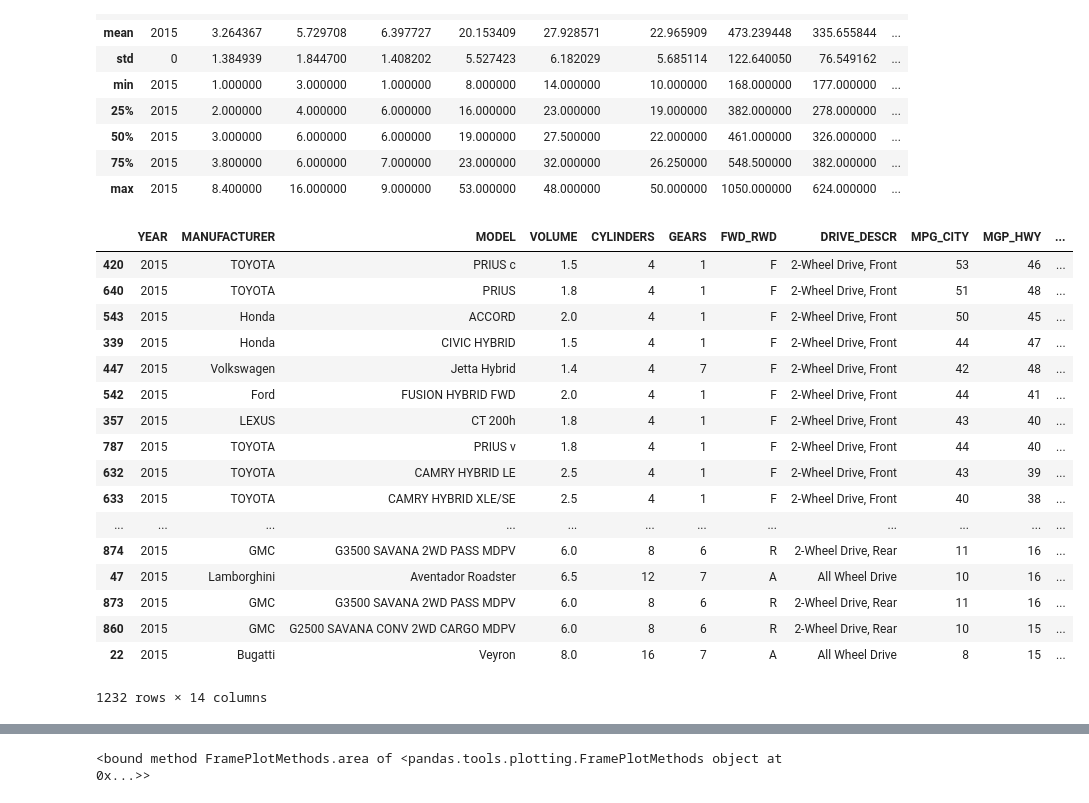
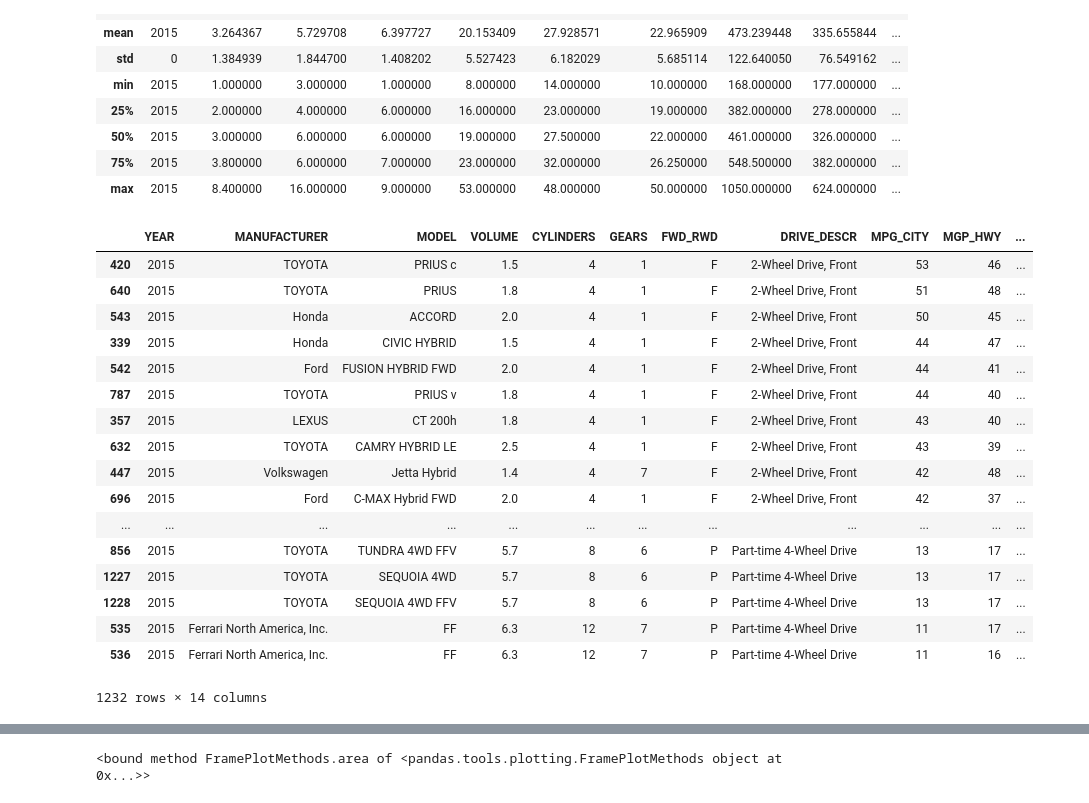
Before and after one commit to brettswan/General-Assembly-Projects, a Jupyter notebook: curriculum/week-01/5.0-recap/5.0-Data_Exercise_Correlation.ipynb, the cells around one changed output, grey strips where cells are left out. Cells and saved outputs as stored; diff of their text form; code cells hidden in the pictures.

```diff
--- a/curriculum/week-01/5.0-recap/5.0-Data_Exercise_Correlation.ipynb
+++ b/curriculum/week-01/5.0-recap/5.0-Data_Exercise_Correlation.ipynb
@@ -198,24 +213,24 @@ df.describe()
 | 75% | 2015 | 3.800000 | 6.000000 | 7.000000 | 23.000000 | 32.000000 | 26.250000 | 548.500000 | 382.000000 | ... |
 | max | 2015 | 8.400000 | 16.000000 | 9.000000 | 53.000000 | 48.000000 | 50.000000 | 1050.000000 | 624.000000 | ... |
 # %%
-df.sort(columns = 'MPG_COMBINED', ascending = False)
+df.sort(columns = ['DRIVE_DESCR', 'MPG_CITY'], ascending = [1,0])
 # %% [output]
 |  | YEAR | MANUFACTURER | MODEL | VOLUME | CYLINDERS | GEARS | FWD_RWD | DRIVE_DESCR | MPG_CITY | MGP_HWY | ... |
 | 420 | 2015 | TOYOTA | PRIUS c | 1.5 | 4 | 1 | F | 2-Wheel Drive, Front | 53 | 46 | ... |
 | 640 | 2015 | TOYOTA | PRIUS | 1.8 | 4 | 1 | F | 2-Wheel Drive, Front | 51 | 48 | ... |
 | 543 | 2015 | Honda | ACCORD | 2.0 | 4 | 1 | F | 2-Wheel Drive, Front | 50 | 45 | ... |
 | 339 | 2015 | Honda | CIVIC HYBRID | 1.5 | 4 | 1 | F | 2-Wheel Drive, Front | 44 | 47 | ... |
+| 542 | 2015 | Ford | FUSION HYBRID FWD | 2.0 | 4 | 1 | F | 2-Wheel Drive, Front | 44 | 41 | ... |
+| 787 | 2015 | TOYOTA | PRIUS v | 1.8 | 4 | 1 | F | 2-Wheel Drive, Front | 44 | 40 | ... |
+| 357 | 2015 | LEXUS | CT 200h | 1.8 | 4 | 1 | F | 2-Wheel Drive, Front | 43 | 40 | ... |
+| 632 | 2015 | TOYOTA | CAMRY HYBRID LE | 2.5 | 4 | 1 | F | 2-Wheel Drive, Front | 43 | 39 | ... |
 | 447 | 2015 | Volkswagen | Jetta Hybrid | 1.4 | 4 | 7 | F | 2-Wheel Drive, Front | 42 | 48 | ... |
-| 542 | 2015 | Ford | FUSION HYBRID FWD | 2.0 | 4 | 1 | F | 2-Wheel Drive, Front | 44 | 41 | ... |
-| 357 | 2015 | LEXUS | CT 200h | 1.8 | 4 | 1 | F | 2-Wheel Drive, Front | 43 | 40 | ... |
-| 787 | 2015 | TOYOTA | PRIUS v | 1.8 | 4 | 1 | F | 2-Wheel Drive, Front | 44 | 40 | ... |
-| 632 | 2015 | TOYOTA | CAMRY HYBRID LE | 2.5 | 4 | 1 | F | 2-Wheel Drive, Front | 43 | 39 | ... |
-| 633 | 2015 | TOYOTA | CAMRY HYBRID XLE/SE | 2.5 | 4 | 1 | F | 2-Wheel Drive, Front | 40 | 38 | ... |
+| 696 | 2015 | Ford | C-MAX Hybrid FWD | 2.0 | 4 | 1 | F | 2-Wheel Drive, Front | 42 | 37 | ... |
 | ... | ... | ... | ... | ... | ... | ... | ... | ... | ... | ... | ... |
-| 874 | 2015 | GMC | G3500 SAVANA 2WD PASS MDPV | 6.0 | 8 | 6 | R | 2-Wheel Drive, Rear | 11 | 16 | ... |
-| 47 | 2015 | Lamborghini | Aventador Roadster | 6.5 | 12 | 7 | A | All Wheel Drive | 10 | 16 | ... |
-| 873 | 2015 | GMC | G3500 SAVANA 2WD PASS MDPV | 6.0 | 8 | 6 | R | 2-Wheel Drive, Rear | 11 | 16 | ... |
-| 860 | 2015 | GMC | G2500 SAVANA CONV 2WD CARGO MDPV | 6.0 | 8 | 6 | R | 2-Wheel Drive, Rear | 10 | 15 | ... |
-| 22 | 2015 | Bugatti | Veyron | 8.0 | 16 | 7 | A | All Wheel Drive | 8 | 15 | ... |
+| 856 | 2015 | TOYOTA | TUNDRA 4WD FFV | 5.7 | 8 | 6 | P | Part-time 4-Wheel Drive | 13 | 17 | ... |
+| 1227 | 2015 | TOYOTA | SEQUOIA 4WD | 5.7 | 8 | 6 | P | Part-time 4-Wheel Drive | 13 | 17 | ... |
+| 1228 | 2015 | TOYOTA | SEQUOIA 4WD FFV | 5.7 | 8 | 6 | P | Part-time 4-Wheel Drive | 13 | 17 | ... |
+| 535 | 2015 | Ferrari North America, Inc. | FF | 6.3 | 12 | 7 | P | Part-time 4-Wheel Drive | 11 | 17 | ... |
+| 536 | 2015 | Ferrari North America, Inc. | FF | 6.3 | 12 | 7 | P | Part-time 4-Wheel Drive | 11 | 16 | ... |
 1232 rows × 14 columns
 # %%
```
Also changed, not shown: parts of 4 cells of this notebook.
